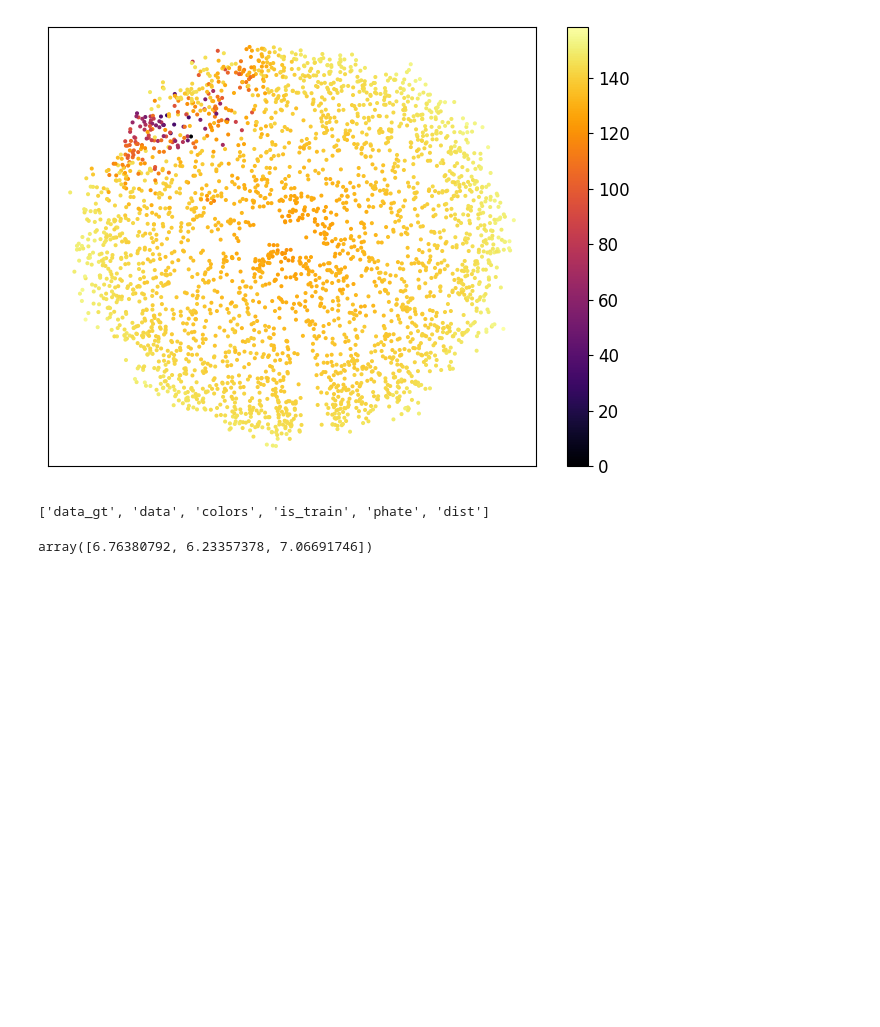
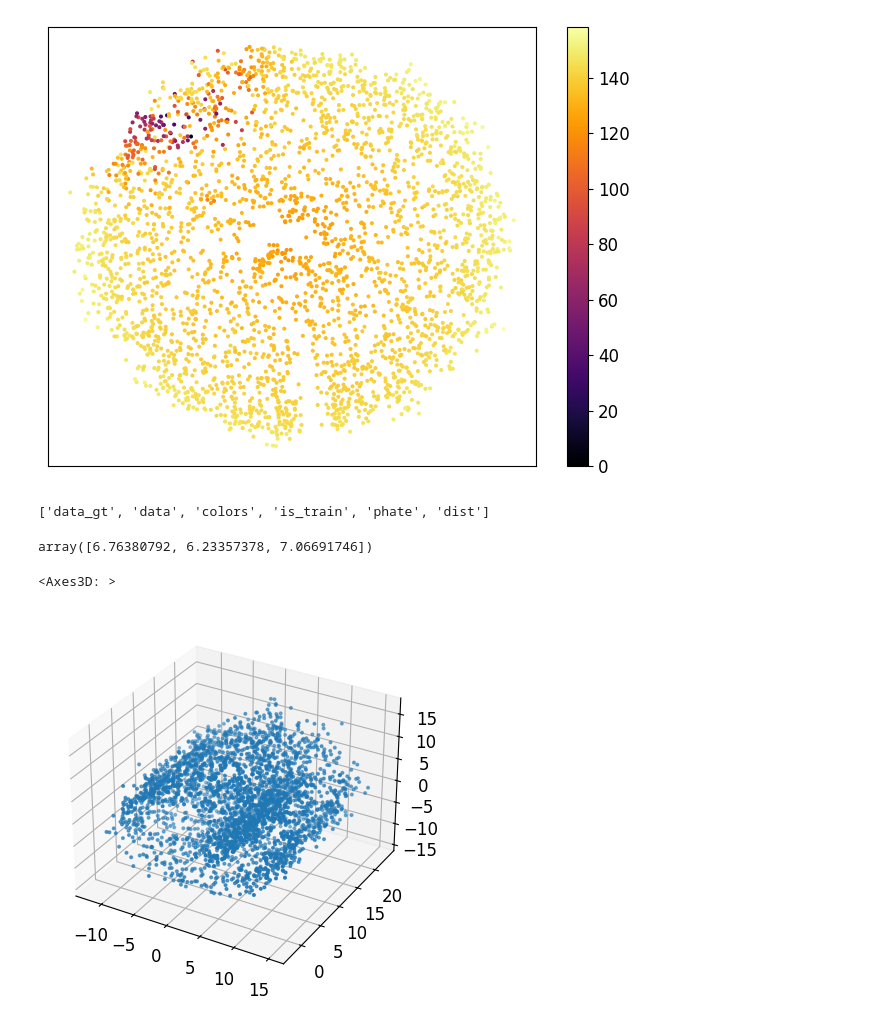
Before and after one commit to KrishnaswamyLab/GeometryAwareGenerativeAutoencoder, a Jupyter notebook: notebooks/check_toy_data.ipynb, the cells around one changed output. Saved outputs shown, nothing was run; the diff lists cells and outputs as text; code cells hidden in the pictures; blank space fills up the shorter version.

```diff
--- a/notebooks/check_toy_data.ipynb
+++ b/notebooks/check_toy_data.ipynb
@@ -112,3 +112,8 @@ data.files
 data['data'].std(axis=0)
 # %% [output]
 array([6.76380792, 6.23357378, 7.06691746])
+# %%
+scprep.plot.scatter3d(data['data'])
+# %% [output]
+<Axes3D: >
+[figure, added]
```
Also changed, not shown: parts of 10 cells of this notebook, 8 other files.
